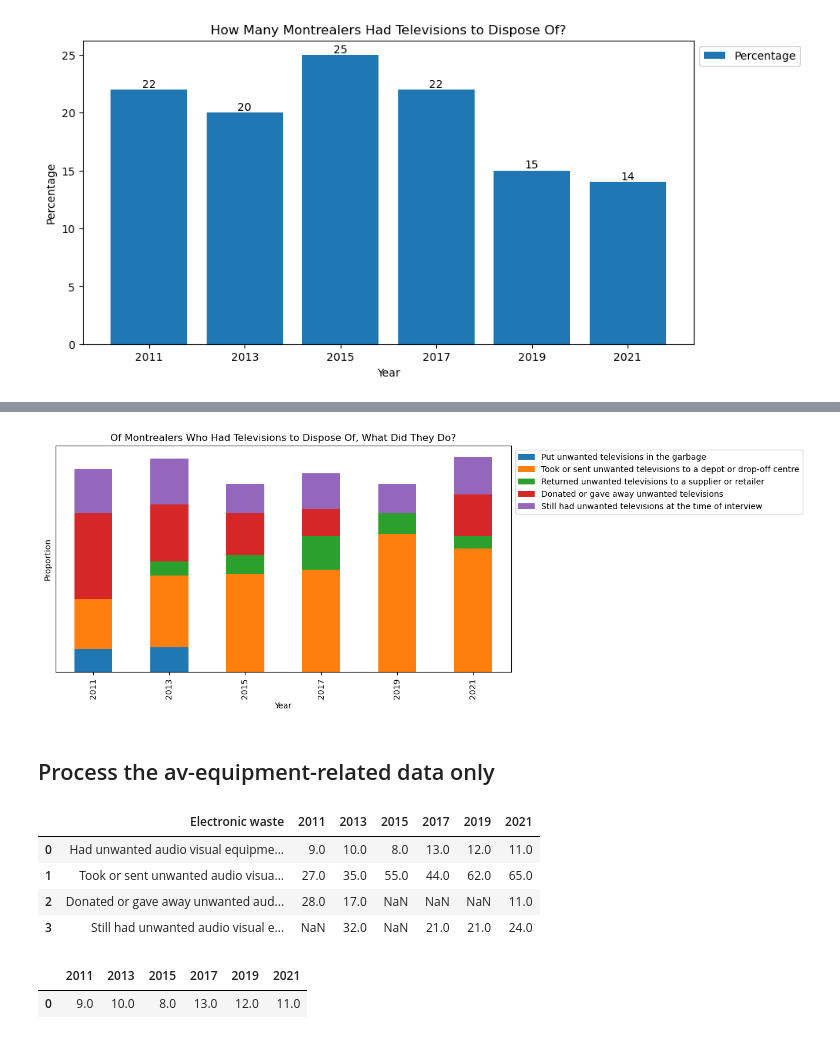
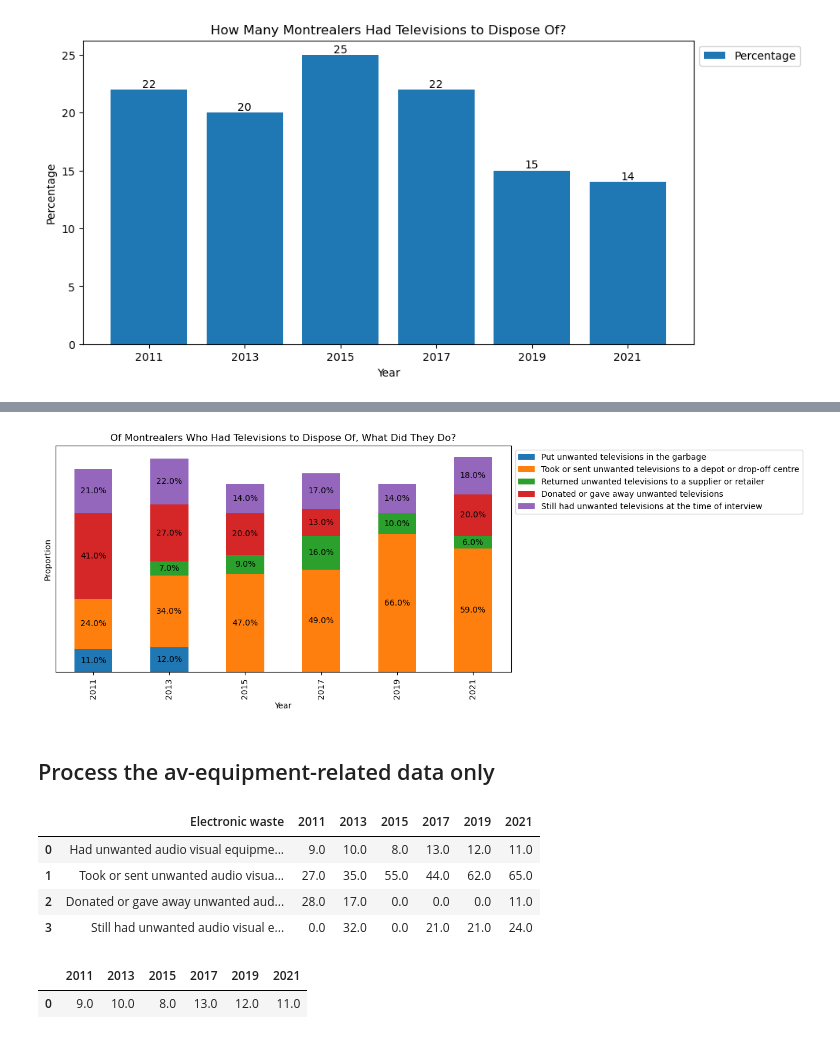
Before and after one commit to BlackSound1/SUST601-Project, a Jupyter notebook: e_waste.ipynb, the cells around one changed output, grey strips where cells are left out. Saved outputs shown, nothing was run; the diff lists cells and outputs as text; code cells hidden in the pictures.

Commit message:
Added percentages to e-waste stacked charts

```diff
--- a/e_waste.ipynb
+++ b/e_waste.ipynb
@@ -192,13 +192,19 @@ rest_of_data
 | 6 | 2021 | 67.0 | 6.0 | 16.0 | 23.0 |
 # %%
 # Plot the stacked bar chart
-rest_of_data.plot(x='Year', kind='bar', stacked=True, figsize=(10, 5), title="Of Montrealers Who Had Computers to Dispose Of, What Did They Do?")
+ax = rest_of_data.plot(x='Year', kind='bar', stacked=True, figsize=(10, 5), title="Of Montrealers Who Had Computers to Dispose Of, What Did They Do?")
 
 # Set metadata
 plt.ylabel('Proportion')
 plt.yticks([])
 plt.legend(loc='upper left', bbox_to_anchor=(1.0, 1.0))
 
+# Add percentages to stacks
+for c in ax.containers:
+    label = c.get_label()
+    labels = [f"{num}%" if num != 0 else '' for num in rest_of_data[label].values]
+    ax.bar_label(c, labels=labels, label_type='center', fontsize=10)
+
 # Save the plot
 plt.savefig(file_path / 'computers_stacked_plot.png', bbox_inches='tight')
 # %% [output]
@@ -208,8 +214,8 @@ plt.savefig(file_path / 'computers_stacked_plot.png', bbox_inches='tight')
 # %%
 # Get only the printer-related data
 printers = e_waste[
-    (e_waste['Electronic waste'].str.contains('printers')) &
-    (e_waste.iloc[:, 1:].notna().any(axis=1))
+    (e_waste['Electronic waste'].str.contains('printers')) & (e_waste.iloc[:, 1:] != 0).any(axis=1)
+    # (e_waste.iloc[:, 1:].notna().any(axis=1))
 ].reset_index(drop=True)
 
 printers
@@ -291,12 +297,18 @@ rest_of_data
 # %%
 # Plot the stacked bar chart
-rest_of_data.plot(x='Year', kind='bar', stacked=True, figsize=(10, 5), title="Of Montrealers Who Had Printers to Dispose Of, What Did They Do?")
+ax = rest_of_data.plot(x='Year', kind='bar', stacked=True, figsize=(10, 5), title="Of Montrealers Who Had Printers to Dispose Of, What Did They Do?")
 
 # Set metadata
 plt.ylabel('Proportion')
 plt.yticks([])
 plt.legend(loc='upper left', bbox_to_anchor=(1.0, 1.0))
 
+# Add percentages to stacks
+for c in ax.containers:
+    label = c.get_label()
+    labels = [f"{num}%" if num != 0 else '' for num in rest_of_data[label].values]
+    ax.bar_label(c, labels=labels, label_type='center', fontsize=10)
+
 # Save the plot
 plt.savefig(file_path / 'printers_stacked_plot.png', bbox_inches='tight')
 # %% [output]
@@ -306,8 +318,8 @@ plt.savefig(file_path / 'printers_stacked_plot.png', bbox_inches='tight')
 # %%
 # Get only the television-related data
 televisions = e_waste[
-    (e_waste['Electronic waste'].str.contains('televisions')) &
-    (e_waste.iloc[:, 1:].notna().any(axis=1))
+    (e_waste['Electronic waste'].str.contains('televisions')) & (e_waste.iloc[:, 1:] != 0).any(axis=1)
+    # (e_waste.iloc[:, 1:].notna().any(axis=1))
 ].reset_index(drop=True)
 
 televisions
@@ -386,21 +398,27 @@ rest_of_data
 # %%
 # Plot the stacked bar chart
-rest_of_data.plot(x='Year', kind='bar', stacked=True, figsize=(10, 5), title="Of Montrealers Who Had Televisions to Dispose Of, What Did They Do?")
+ax = rest_of_data.plot(x='Year', kind='bar', stacked=True, figsize=(10, 5), title="Of Montrealers Who Had Televisions to Dispose Of, What Did They Do?")
 
 plt.ylabel('Proportion')
 plt.yticks([])
 plt.legend(loc='upper left', bbox_to_anchor=(1.0, 1.0))
 
+# Add percentages to stacks
+for c in ax.containers:
+    label = c.get_label()
+    labels = [f"{num}%" if num != 0 else '' for num in rest_of_data[label].values]
+    ax.bar_label(c, labels=labels, label_type='center', fontsize=10)
+
 plt.savefig(file_path / 'televisions_stacked_plot.png', bbox_inches='tight')
 # %% [output]
-[figure, old version]
+[figure, new version]
 # %% [markdown]
 ## Process the av-equipment-related data only
 # %%
 # Get only the av-equipment-related data
 av_equipment = e_waste[
-    (e_waste['Electronic waste'].str.contains('audio visual equipment')) &
-    (e_waste.iloc[:, 1:].notna().any(axis=1))
+    (e_waste['Electronic waste'].str.contains('audio visual equipment')) & (e_waste.iloc[:, 1:] != 0).any(axis=1)
+    # (e_waste.iloc[:, 1:].notna().any(axis=1))
 ].reset_index(drop=True)
 
 av_equipment
@@ -408,8 +426,8 @@ av_equipment
 |  | Electronic waste | 2011 | 2013 | 2015 | 2017 | 2019 | 2021 |
 | 0 | Had unwanted audio visual equipme... | 9.0 | 10.0 | 8.0 | 13.0 | 12.0 | 11.0 |
 | 1 | Took or sent unwanted audio visua... | 27.0 | 35.0 | 55.0 | 44.0 | 62.0 | 65.0 |
-| 2 | Donated or gave away unwanted aud... | 28.0 | 17.0 | NaN | NaN | NaN | 11.0 |
-| 3 | Still had unwanted audio visual e... | NaN | 32.0 | NaN | 21.0 | 21.0 | 24.0 |
+| 2 | Donated or gave away unwanted aud... | 28.0 | 17.0 | 0.0 | 0.0 | 0.0 | 11.0 |
+| 3 | Still had unwanted audio visual e... | 0.0 | 32.0 | 0.0 | 21.0 | 21.0 | 24.0 |
 # %%
 # From this, get only the data where the item was unwanted
 had_unwanted = av_equipment[av_equipment['Electronic waste'] == 'Had unwanted audio visual equipment to dispose of'].iloc[:, 1:]
```
Also changed, not shown: parts of 38 cells of this notebook, 10 other files.
